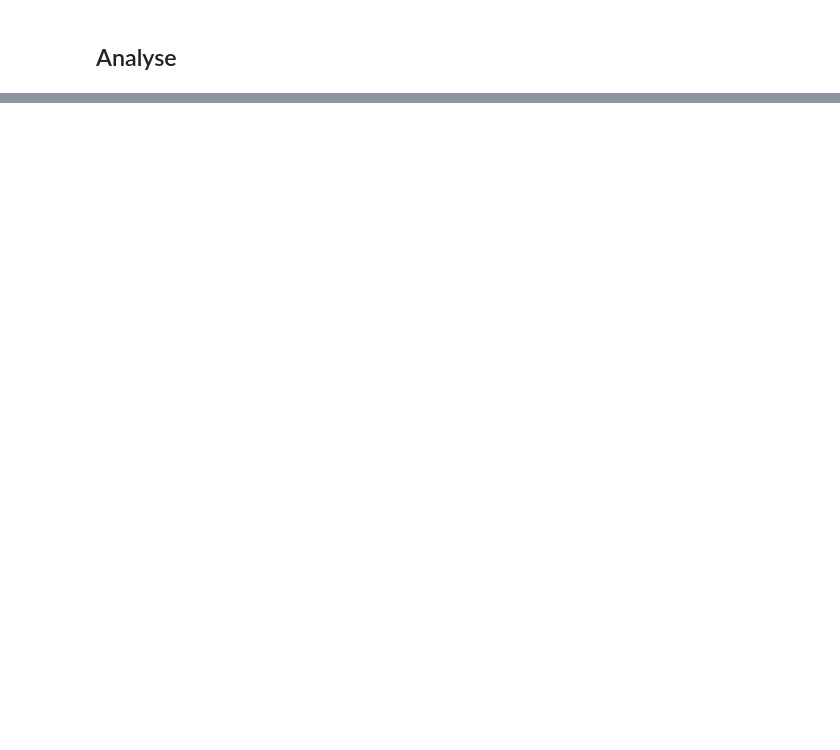
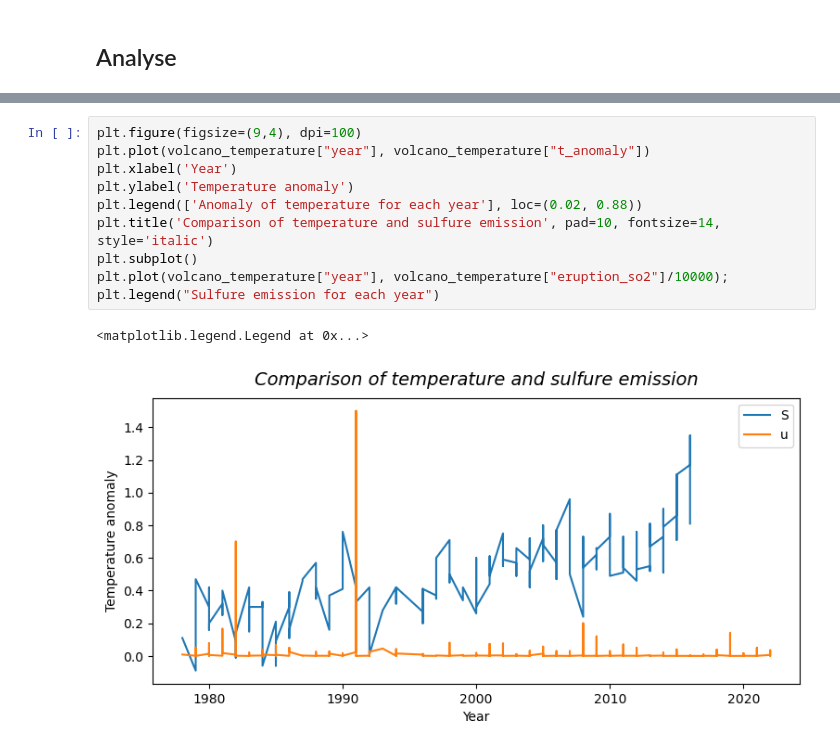
Before and after one commit to Melvin-klein/outinfo, a Jupyter notebook: projet.ipynb, the cells around one changed output, grey strips where cells are left out. Drawn from its saved outputs; the diff is of its cells as text; blank space fills up the shorter version.

Commit message:
Update projet.ipynb
Rajout de graphes pour ma partie, faut encore que je bosse dessus j'ai fais ça vite fait dans le train

```diff
--- a/projet.ipynb
+++ b/projet.ipynb
@@ -144,0 +252,12 @@ print(volcano_temperature)
+# %%
+plt.figure(figsize=(9,4), dpi=100)
+plt.plot(volcano_temperature["year"], volcano_temperature["t_anomaly"])
+plt.xlabel('Year')
+plt.ylabel('Temperature anomaly')
+plt.legend(['Anomaly of temperature for each year'], loc=(0.02, 0.88))
+plt.title('Comparison of temperature and sulfure emission', pad=10, fontsize=14, style='italic')
+plt.subplot()
+plt.plot(volcano_temperature["year"], volcano_temperature["eruption_so2"]/10000); plt.legend("Sulfure emission for each year")
+# %% [output]
+<matplotlib.legend.Legend at 0x...>
+[figure, added]
```
Also changed, not shown: parts of 12 cells of this notebook.
